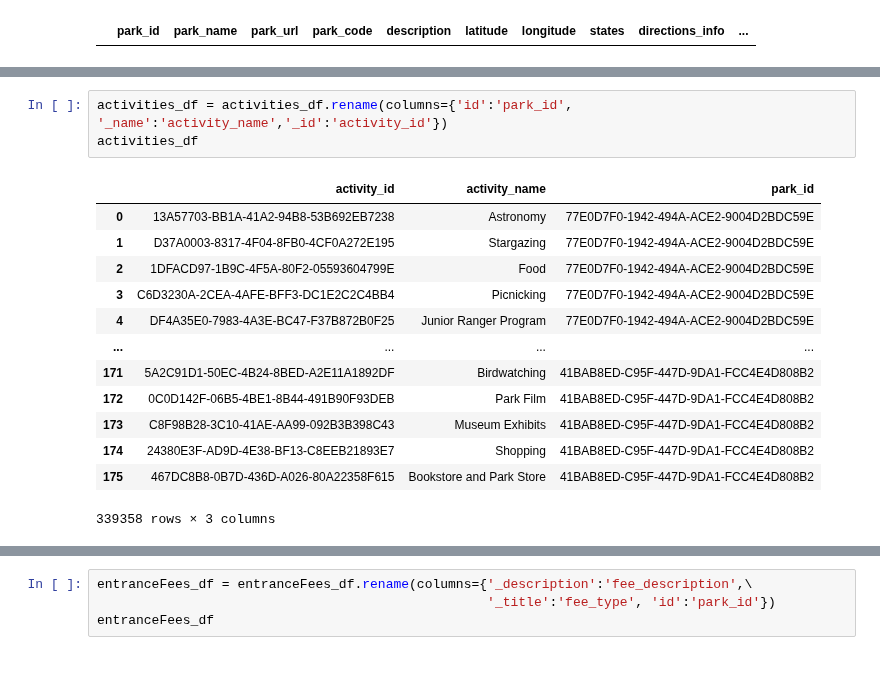
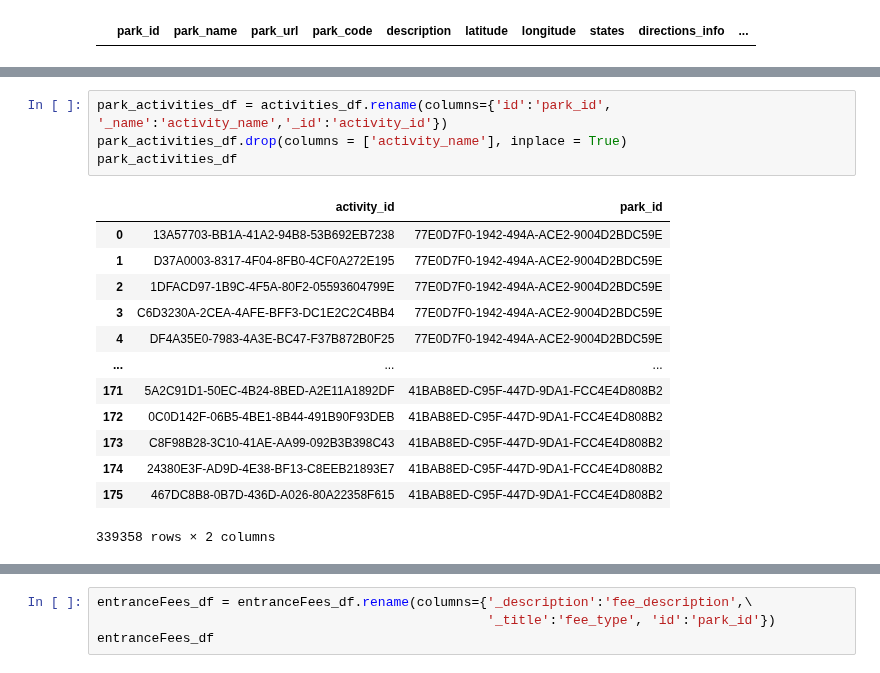
Before and after one commit to adriana-icasiano/National_Parks_Information_Tool, a Jupyter notebook: AI_NPS_parks_data.ipynb, the cells around one changed output, grey strips where cells are left out. Saved outputs shown, nothing was run; the diff lists cells and outputs as text.

Commit message:
made sure tables are the csv tables are created to match the ERD i.e. separated activity table into parent table and composite table

```diff
--- a/AI_NPS_parks_data.ipynb
+++ b/AI_NPS_parks_data.ipynb
@@ -158,17 +149,18 @@ parks_df.head()
 # %%
-activities_df = activities_df.rename(columns={'id':'park_id', '_name':'activity_name','_id':'activity_id'})
-activities_df
+park_activities_df = activities_df.rename(columns={'id':'park_id', '_name':'activity_name','_id':'activity_id'})
+park_activities_df.drop(columns = ['activity_name'], inplace = True)
+park_activities_df
 # %% [output]
-|  | activity_id | activity_name | park_id |
-| 0 | 13A57703-BB1A-41A2-94B8-53B692EB7238 | Astronomy | 77E0D7F0-1942-494A-ACE2-9004D2BDC59E |
-| 1 | D37A0003-8317-4F04-8FB0-4CF0A272E195 | Stargazing | 77E0D7F0-1942-494A-ACE2-9004D2BDC59E |
-| 2 | 1DFACD97-1B9C-4F5A-80F2-05593604799E | Food | 77E0D7F0-1942-494A-ACE2-9004D2BDC59E |
-| 3 | C6D3230A-2CEA-4AFE-BFF3-DC1E2C2C4BB4 | Picnicking | 77E0D7F0-1942-494A-ACE2-9004D2BDC59E |
-| 4 | DF4A35E0-7983-4A3E-BC47-F37B872B0F25 | Junior Ranger Program | 77E0D7F0-1942-494A-ACE2-9004D2BDC59E |
-| ... | ... | ... | ... |
-| 171 | 5A2C91D1-50EC-4B24-8BED-A2E11A1892DF | Birdwatching | 41BAB8ED-C95F-447D-9DA1-FCC4E4D808B2 |
-| 172 | 0C0D142F-06B5-4BE1-8B44-491B90F93DEB | Park Film | 41BAB8ED-C95F-447D-9DA1-FCC4E4D808B2 |
-| 173 | C8F98B28-3C10-41AE-AA99-092B3B398C43 | Museum Exhibits | 41BAB8ED-C95F-447D-9DA1-FCC4E4D808B2 |
-| 174 | 24380E3F-AD9D-4E38-BF13-C8EEB21893E7 | Shopping | 41BAB8ED-C95F-447D-9DA1-FCC4E4D808B2 |
-| 175 | 467DC8B8-0B7D-436D-A026-80A22358F615 | Bookstore and Park Store | 41BAB8ED-C95F-447D-9DA1-FCC4E4D808B2 |
+|  | activity_id | park_id |
+| 0 | 13A57703-BB1A-41A2-94B8-53B692EB7238 | 77E0D7F0-1942-494A-ACE2-9004D2BDC59E |
+| 1 | D37A0003-8317-4F04-8FB0-4CF0A272E195 | 77E0D7F0-1942-494A-ACE2-9004D2BDC59E |
+| 2 | 1DFACD97-1B9C-4F5A-80F2-05593604799E | 77E0D7F0-1942-494A-ACE2-9004D2BDC59E |
+| 3 | C6D3230A-2CEA-4AFE-BFF3-DC1E2C2C4BB4 | 77E0D7F0-1942-494A-ACE2-9004D2BDC59E |
+| 4 | DF4A35E0-7983-4A3E-BC47-F37B872B0F25 | 77E0D7F0-1942-494A-ACE2-9004D2BDC59E |
+| ... | ... | ... |
+| 171 | 5A2C91D1-50EC-4B24-8BED-A2E11A1892DF | 41BAB8ED-C95F-447D-9DA1-FCC4E4D808B2 |
+| 172 | 0C0D142F-06B5-4BE1-8B44-491B90F93DEB | 41BAB8ED-C95F-447D-9DA1-FCC4E4D808B2 |
+| 173 | C8F98B28-3C10-41AE-AA99-092B3B398C43 | 41BAB8ED-C95F-447D-9DA1-FCC4E4D808B2 |
+| 174 | 24380E3F-AD9D-4E38-BF13-C8EEB21893E7 | 41BAB8ED-C95F-447D-9DA1-FCC4E4D808B2 |
+| 175 | 467DC8B8-0B7D-436D-A026-80A22358F615 | 41BAB8ED-C95F-447D-9DA1-FCC4E4D808B2 |
-339358 rows × 3 columns
+339358 rows × 2 columns
```
Also changed, not shown: parts of 7 cells of this notebook, 5 other files.
